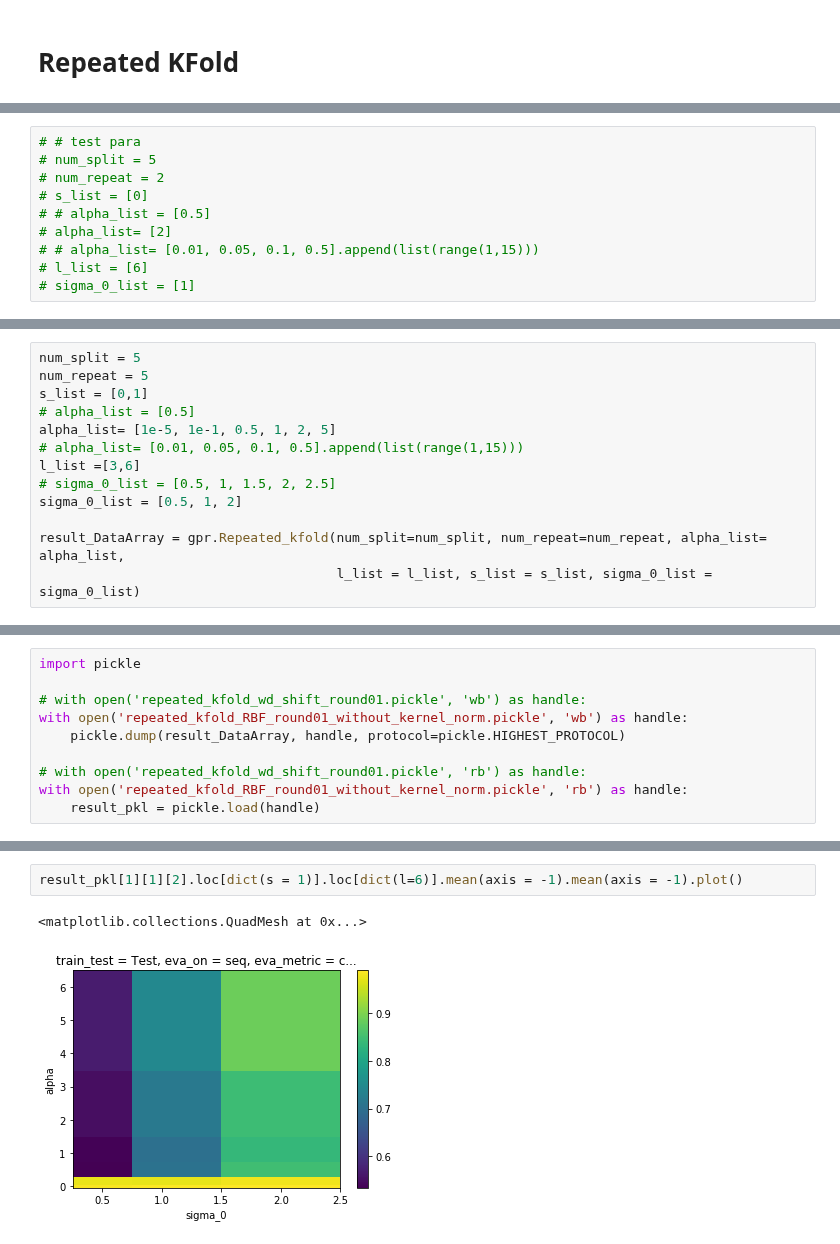
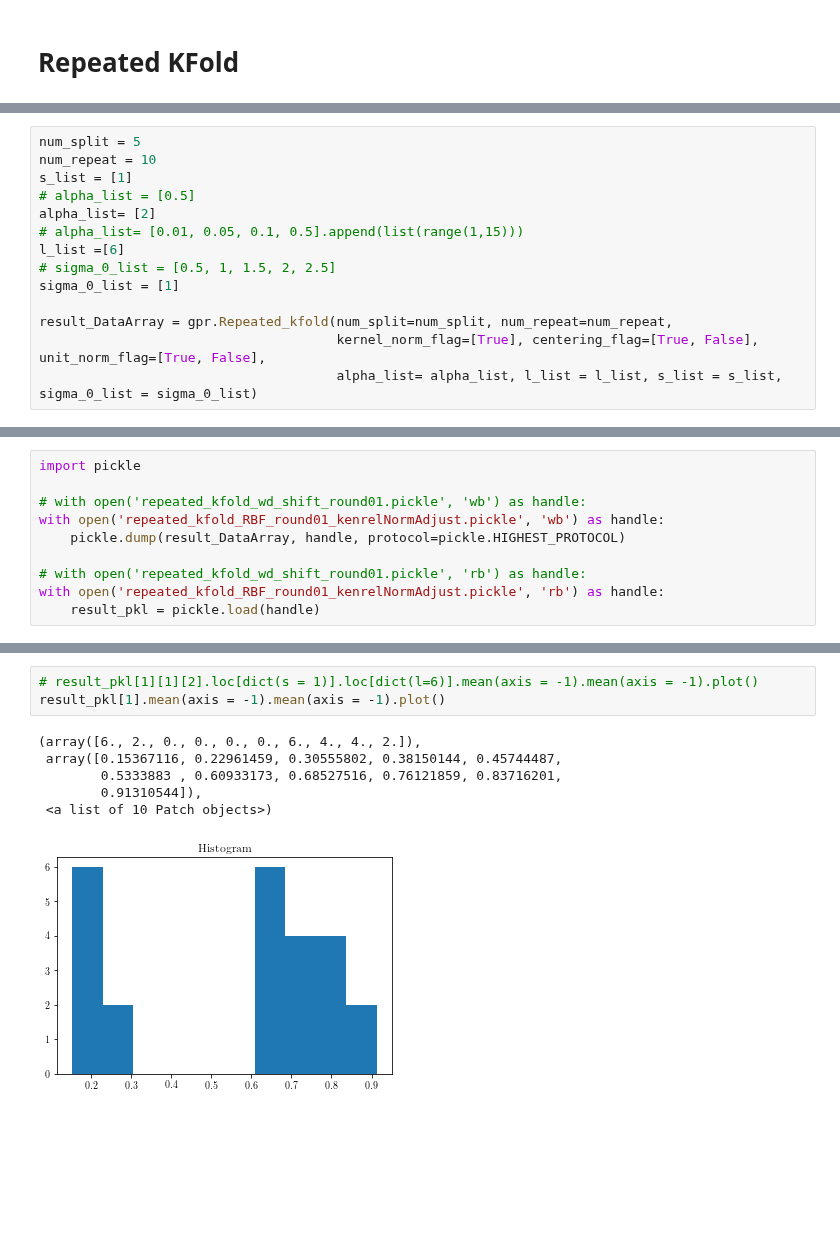
Before and after one commit to mholowko/Solaris, a Jupyter notebook: notebooks/result_analysis/repeated_kfold.ipynb, the cells around one changed output, grey strips where cells are left out. Drawn from its saved outputs; the diff is of its cells as text; blank space fills up the shorter version.

Commit message:
repeat kfold for kernel normalisation adjusting

```diff
--- a/notebooks/result_analysis/repeated_kfold.ipynb
+++ b/notebooks/result_analysis/repeated_kfold.ipynb
@@ -139,10 +141,14 @@ gpr = GPR_Predictor(df, kernel_name = kernel)
 # %%
-# # test para
-# num_split = 5
-# num_repeat = 2
-# s_list = [0]
-# # alpha_list = [0.5]
-# alpha_list= [2]
-# # alpha_list= [0.01, 0.05, 0.1, 0.5].append(list(range(1,15)))
-# l_list = [6]
-# sigma_0_list = [1]
+num_split = 5
+num_repeat = 10
+s_list = [1]
+# alpha_list = [0.5]
+alpha_list= [2]
+# alpha_list= [0.01, 0.05, 0.1, 0.5].append(list(range(1,15)))
+l_list =[6]
+# sigma_0_list = [0.5, 1, 1.5, 2, 2.5]
+sigma_0_list = [1]
+
+result_DataArray = gpr.Repeated_kfold(num_split=num_split, num_repeat=num_repeat,
+                                      kernel_norm_flag=[True], centering_flag=[True, False], unit_norm_flag=[True, False],
+                                      alpha_list= alpha_list, l_list = l_list, s_list = s_list, sigma_0_list = sigma_0_list)
@@ -149,13 +174,0 @@ gpr = GPR_Predictor(df, kernel_name = kernel)
-# %%
-num_split = 5
-num_repeat = 5
-s_list = [0,1]
-# alpha_list = [0.5]
-alpha_list= [1e-5, 1e-1, 0.5, 1, 2, 5]
-# alpha_list= [0.01, 0.05, 0.1, 0.5].append(list(range(1,15)))
-l_list =[3,6]
-# sigma_0_list = [0.5, 1, 1.5, 2, 2.5]
-sigma_0_list = [0.5, 1, 2]
-
-result_DataArray = gpr.Repeated_kfold(num_split=num_split, num_repeat=num_repeat, alpha_list= alpha_list,
-                                      l_list = l_list, s_list = s_list, sigma_0_list = sigma_0_list)
@@ -183,11 +176,11 @@ init kernel
 import pickle
 
 # with open('repeated_kfold_wd_shift_round01.pickle', 'wb') as handle:
-with open('repeated_kfold_RBF_round01_without_kernel_norm.pickle', 'wb') as handle:
+with open('repeated_kfold_RBF_round01_kenrelNormAdjust.pickle', 'wb') as handle:
     pickle.dump(result_DataArray, handle, protocol=pickle.HIGHEST_PROTOCOL)
 
 # with open('repeated_kfold_wd_shift_round01.pickle', 'rb') as handle:
-with open('repeated_kfold_RBF_round01_without_kernel_norm.pickle', 'rb') as handle:
+with open('repeated_kfold_RBF_round01_kenrelNormAdjust.pickle', 'rb') as handle:
     result_pkl = pickle.load(handle)
 # %%
 result_pkl.loc[dict(train_test = 'Test')].loc[dict(eva_metric='coverage rate')]
@@ -232,5 +223,10 @@ array([[[[[[[ 0.80467917,  0.89221756,  0.94761225],
 # %%
-result_pkl[1][1][2].loc[dict(s = 1)].loc[dict(l=6)].mean(axis = -1).mean(axis = -1).plot()
+# result_pkl[1][1][2].loc[dict(s = 1)].loc[dict(l=6)].mean(axis = -1).mean(axis = -1).plot()
+result_pkl[1].mean(axis = -1).mean(axis = -1).plot()
 # %% [output]
-<matplotlib.collections.QuadMesh at 0x...>
+(array([6., 2., 0., 0., 0., 0., 6., 4., 4., 2.]),
+ array([0.15367116, 0.22961459, 0.30555802, 0.38150144, 0.45744487,
+        0.5333883 , 0.60933173, 0.68527516, 0.76121859, 0.83716201,
+        0.91310544]),
+ <a list of 10 Patch objects>)
-[figure, old version]
+[figure, new version]
```
Also changed, not shown: parts of 9 cells of this notebook, 7 other files.
